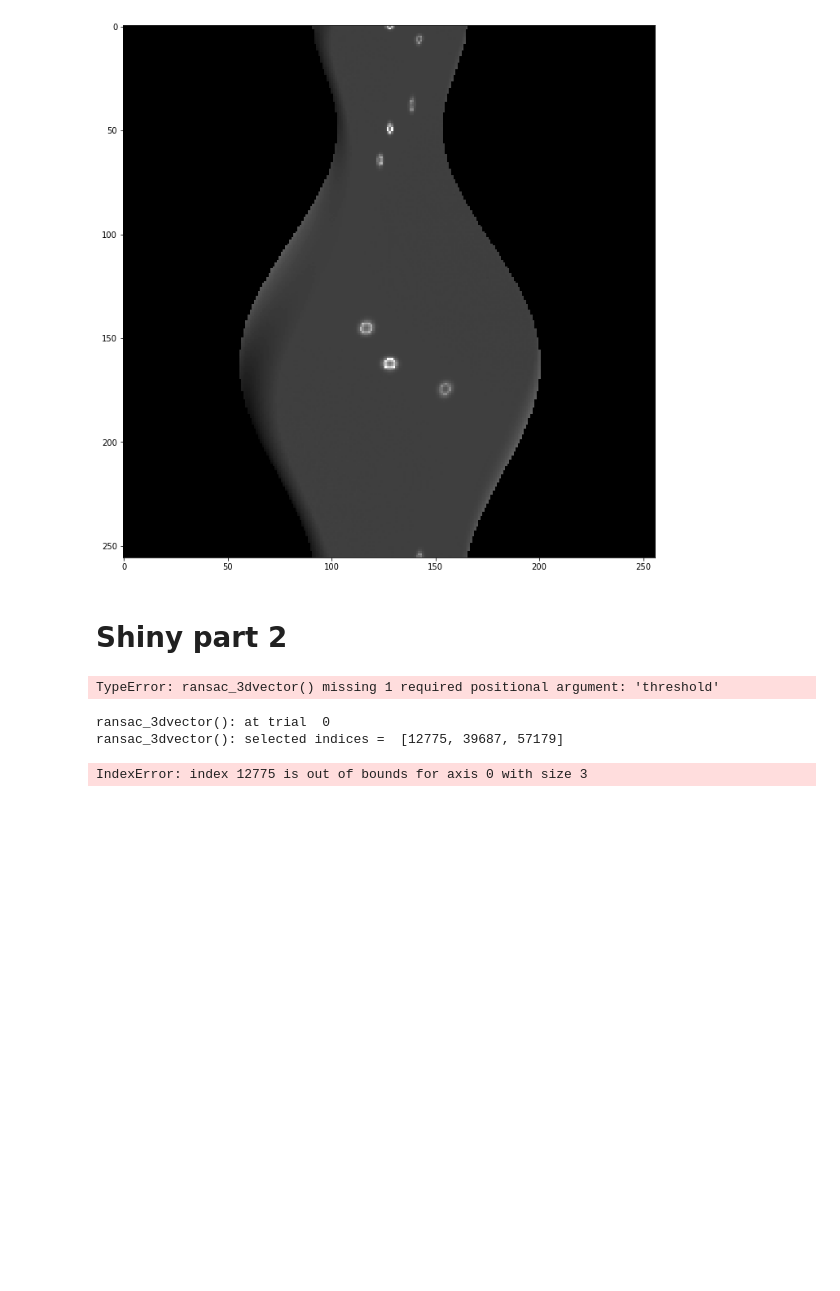
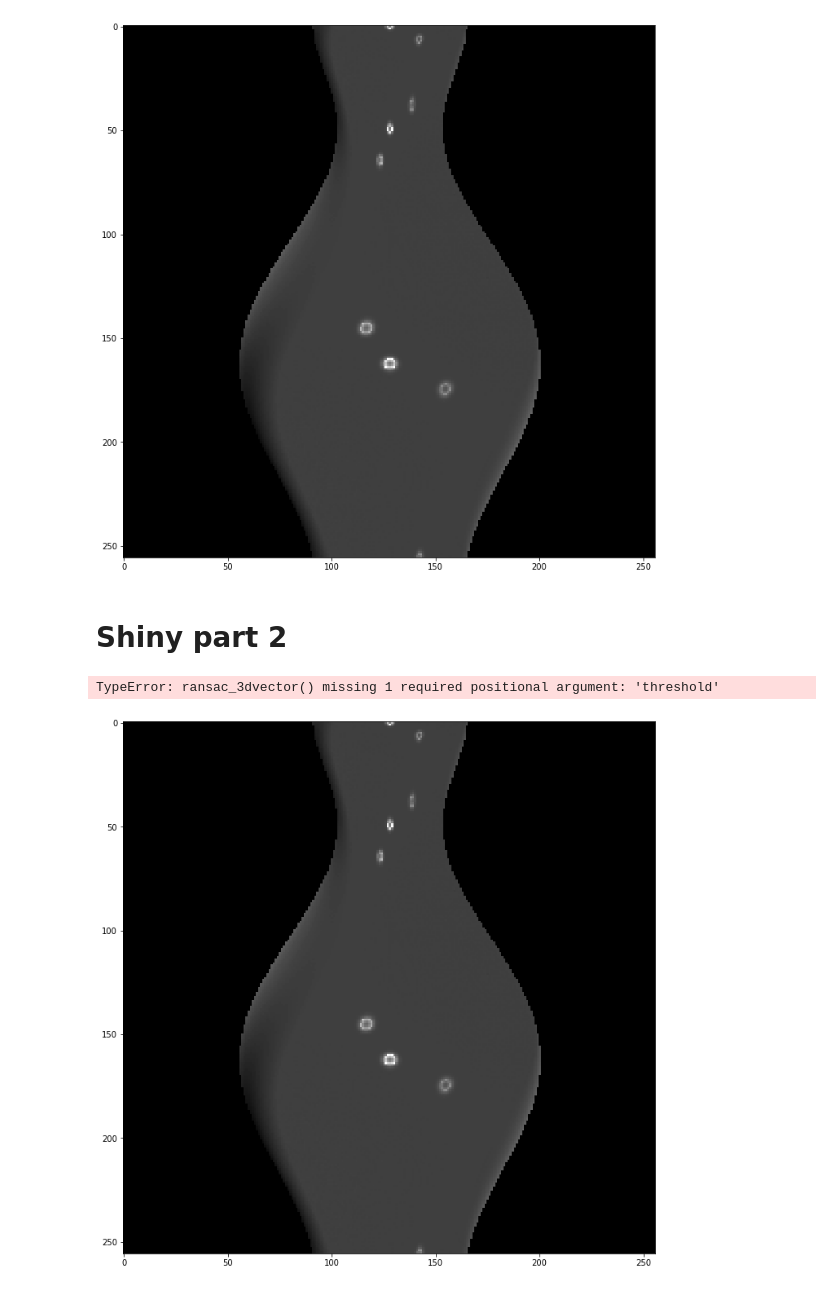
Before and after one commit to Snapzie/VIP, a Jupyter notebook: Week3/Assignment2.ipynb, the cells around one changed output. Drawn from its saved outputs; the diff is of its cells as text; code cells hidden in the pictures; blank space fills up the shorter version.

```diff
--- a/Week3/Assignment2.ipynb
+++ b/Week3/Assignment2.ipynb
@@ -286,9 +286,47 @@ img = unbiased_integrate(N1, N2, N3, mask)
 display_surface(img, albedo=albedo)
 # %% [output]
 TypeError: ransac_3dvector() missing 1 required positional argument: 'threshold'
-# %%
-m, inliers, best_fit = ransac_3dvector((I[:,:,0], S), 1.0)
-# %% [output]
-ransac_3dvector(): at trial  0
-ransac_3dvector(): selected indices =  [12775, 39687, 57179]
-IndexError: index 12775 is out of bounds for axis 0 with size 3
+# %%
+rho_shiny = np.ndarray(nz)
+n1 = np.ndarray(nz)
+n2 = np.ndarray(nz)
+n3 = np.ndarray(nz)
+for i in range(nz):
+    tmp = np.array([J[0,i], J[1,i], J[2,i]])
+    m, inliers, best_fit = ransac_3dvector((tmp, S), 1.0, verbose=0)
+    norm = np.sqrt(m[0]**2 + m[1]**2 + m[2]**2)
+    rho_shiny[i] = norm
+    n1[i] = m[0] / norm
+    n2[i] = m[1] / norm
+    n3[i] = m[2] / norm
+
+j = 0
+m_flat = mask.flatten()
+img = np.ndarray(256 * 256)
+N1 = np.ndarray(256 * 256)
+N2 = np.ndarray(256 * 256)
+N3 = np.ndarray(256 * 256)
+for i in range(len(img)):
+    if m_flat[i]:
+        img[i] = rho_shiny[j]
+        N1[i] = n1[j]
+        N2[i] = n2[j]
+        N3[i] = n3[j]
+        j += 1
+    else:
+        img[i] = 0
+        N1[i] = 0
+        N2[i] = 0
+        N3[i] = 0
+
+albedo = img.reshape((256, 256))
+plt.imshow(albedo, cmap='gray')
+
+N1 = N1.reshape(256,256)
+N2 = N2.reshape(256,256)
+N3 = N3.reshape(256,256)
+model = unbiased_integrate(N1, N2, N3, mask)
+
+display_surface(model)
+# %% [output]
+[figure, added]
```
Also changed, not shown: 1 other file.
